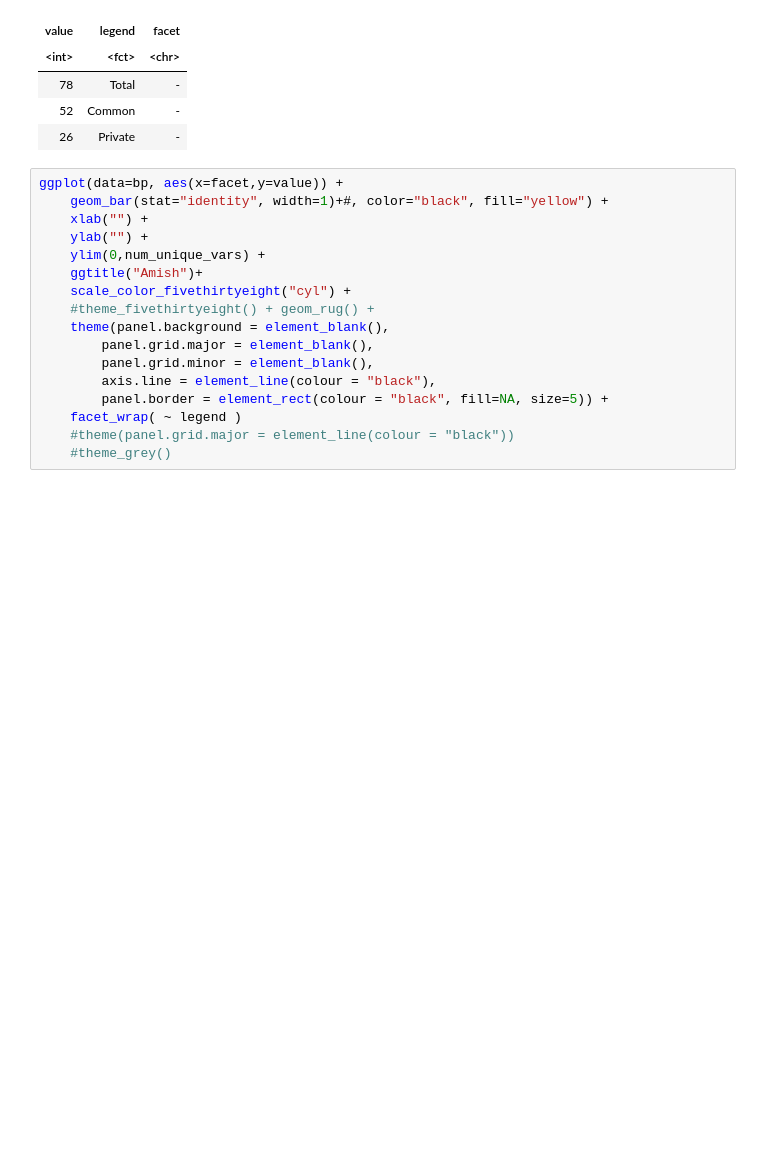
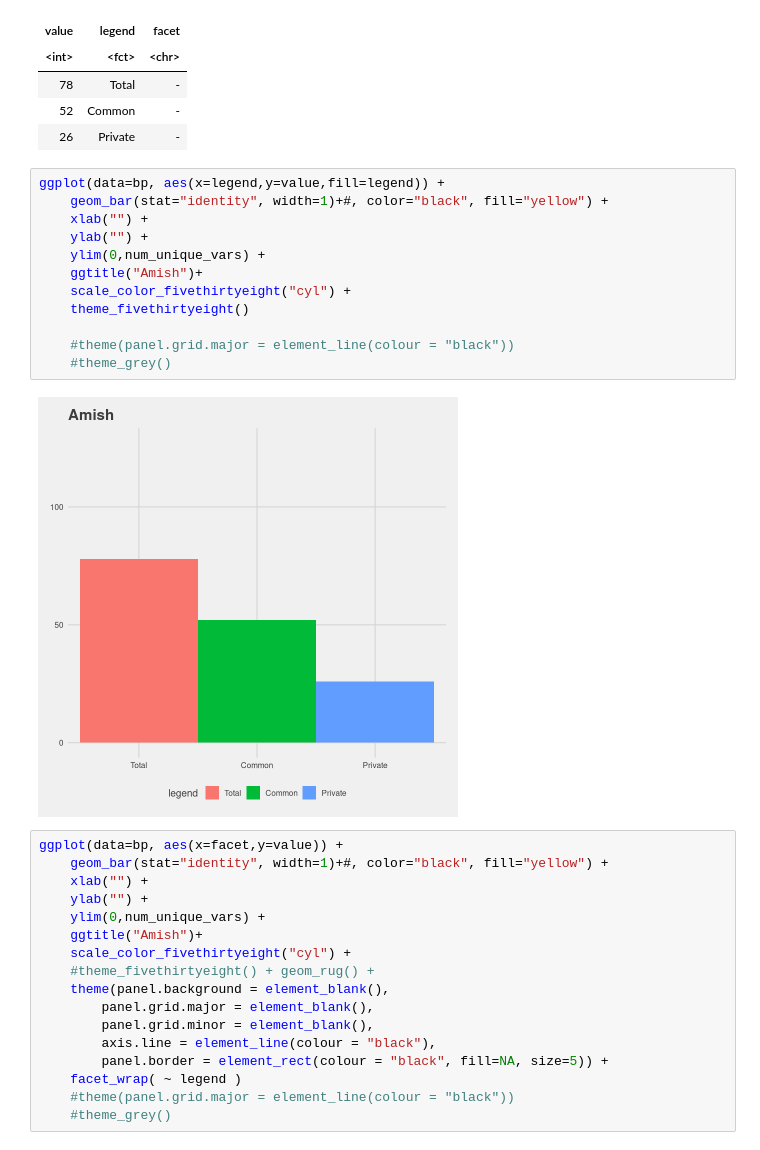
Before and after one commit to bioinfo-hcpa/pynoma, a Jupyter notebook: notebooks/barcharts.ipynb, the cells around one changed output. Drawn from its saved outputs; the diff is of its cells as text; blank space fills up the shorter version.

Commit message:
added multiple experiments with barcharts color gradient and a function to plot for each population

```diff
--- a/notebooks/barcharts.ipynb
+++ b/notebooks/barcharts.ipynb
@@ -115,6 +122,20 @@ A data.frame: 3 × 3
 | 78 | Total | - |
 | 52 | Common | - |
 | 26 | Private | - |
+# %%
+ggplot(data=bp, aes(x=legend,y=value,fill=legend)) +
+    geom_bar(stat="identity", width=1)+#, color="black", fill="yellow") +
+    xlab("") +
+    ylab("") +
+    ylim(0,num_unique_vars) +
+    ggtitle("Amish")+
+    scale_color_fivethirtyeight("cyl") +
+    theme_fivethirtyeight()
+
+    #theme(panel.grid.major = element_line(colour = "black"))
+    #theme_grey()
+# %% [output]
+[figure, added]
 # %%
 ggplot(data=bp, aes(x=facet,y=value)) +
     geom_bar(stat="identity", width=1)+#, color="black", fill="yellow") +
```
Also changed, not shown: parts of 21 cells of this notebook.
